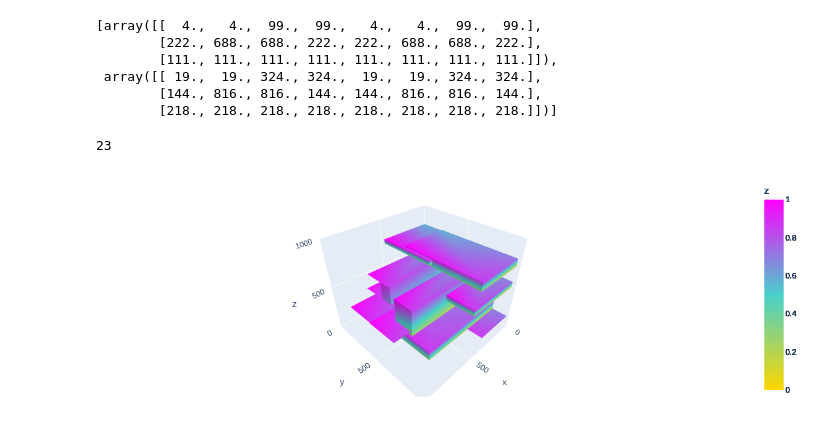
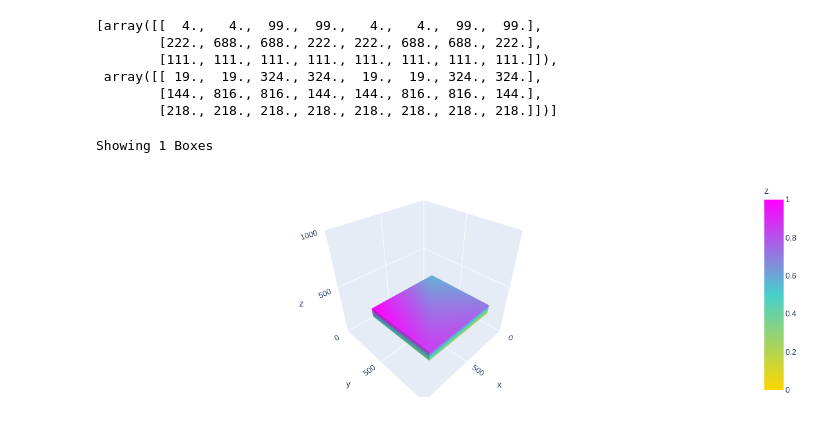
Before and after one commit to richardautry/spatial_partition_storage, a Jupyter notebook: spatial_partitioning.ipynb, the cells around one changed output. Saved outputs shown, nothing was run; the diff lists cells and outputs as text; code cells hidden in the pictures.

```diff
--- a/spatial_partitioning.ipynb
+++ b/spatial_partitioning.ipynb
@@ -129,10 +129,10 @@ response_boxes[:2]
         [144., 816., 816., 144., 144., 816., 816., 144.],
         [218., 218., 218., 218., 218., 218., 218., 218.]])]
 # %%
-response = requests.get(f"{boxes_url}?x=20")
+response = requests.get(f"{boxes_url}?x=100&y=800&z=200")
 response_boxes = [convert_box_json_to_nparray(box) for box in response.json()]
-print(f"{len(response_boxes)})
+print(f"Showing {len(response_boxes)} Boxes")
 show_3d_boxes(response_boxes)
 # %% [output]
-23
+Showing 1 Boxes
-[figure, old version]
+[figure, new version]
```
Also changed, not shown: 2 other files.
